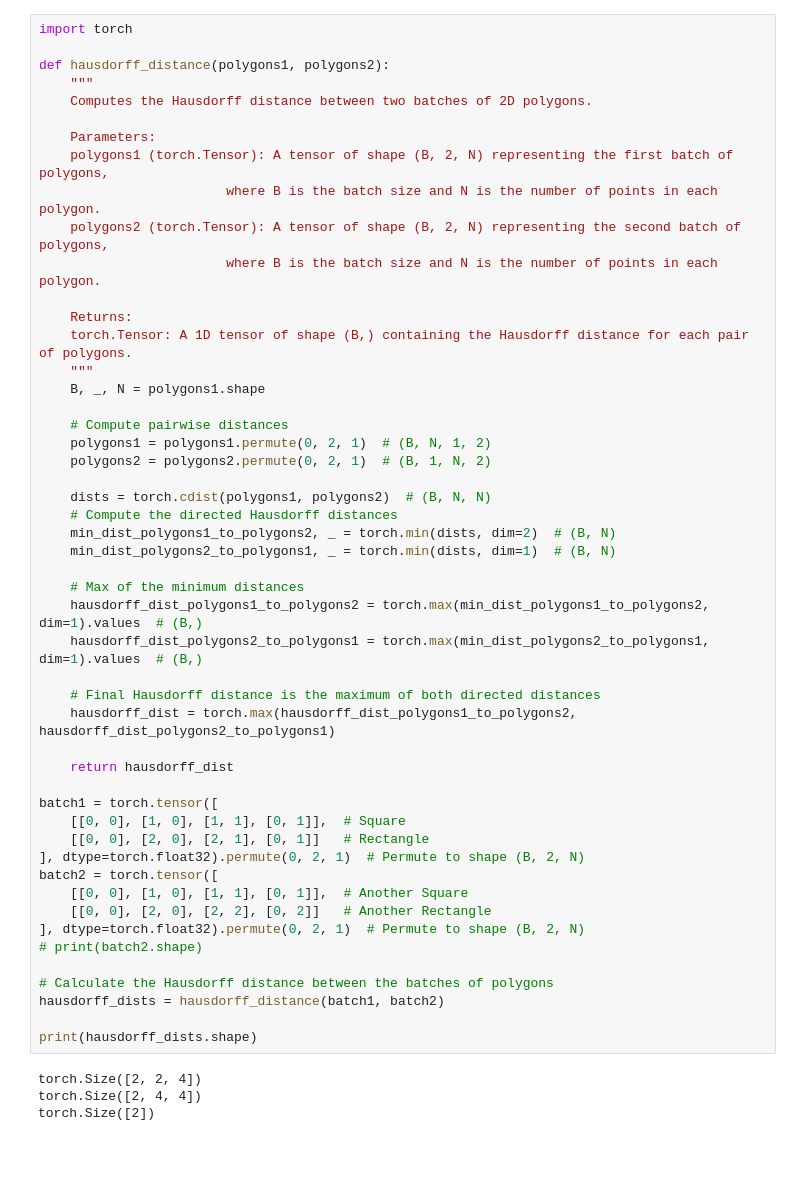
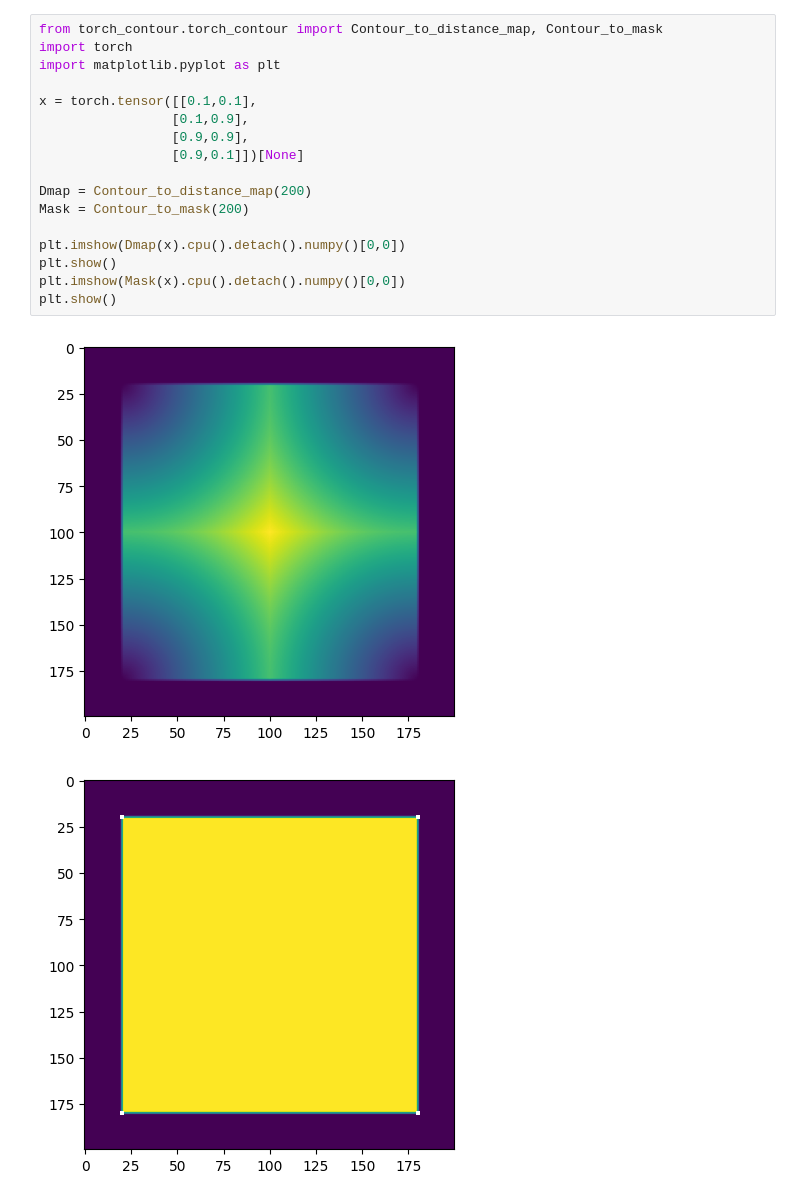
Before and after one commit to antoinehabis/torch_contour, a Jupyter notebook: test.ipynb, the cells around one changed output. Saved outputs shown, nothing was run; the diff lists cells and outputs as text; blank space fills up the shorter version.

```diff
--- a/test.ipynb
+++ b/test.ipynb
@@ -11,54 +1,20 @@ torch.Size([1, 30])
-# %%
-import torch
-
-def hausdorff_distance(polygons1, polygons2):
-    """
-    Computes the Hausdorff distance between two batches of 2D polygons.
-
-    Parameters:
-    polygons1 (torch.Tensor): A tensor of shape (B, 2, N) representing the first batch of polygons,
-                        where B is the batch size and N is the number of points in each polygon.
-    polygons2 (torch.Tensor): A tensor of shape (B, 2, N) representing the second batch of polygons,
-                        where B is the batch size and N is the number of points in each polygon.
-
-    Returns:
-    torch.Tensor: A 1D tensor of shape (B,) containing the Hausdorff distance for each pair of polygons.
-    """
-    B, _, N = polygons1.shape
-
-    # Compute pairwise distances
-    polygons1 = polygons1.permute(0, 2, 1)  # (B, N, 1, 2)
-    polygons2 = polygons2.permute(0, 2, 1)  # (B, 1, N, 2)
-
-    dists = torch.cdist(polygons1, polygons2)  # (B, N, N)
-    # Compute the directed Hausdorff distances
-    min_dist_polygons1_to_polygons2, _ = torch.min(dists, dim=2)  # (B, N)
-    min_dist_polygons2_to_polygons1, _ = torch.min(dists, dim=1)  # (B, N)
-
-    # Max of the minimum distances
-    hausdorff_dist_polygons1_to_polygons2 = torch.max(min_dist_polygons1_to_polygons2, dim=1).values  # (B,)
-    hausdorff_dist_polygons2_to_polygons1 = torch.max(min_dist_polygons2_to_polygons1, dim=1).values  # (B,)
-
-    # Final Hausdorff distance is the maximum of both directed distances
-    hausdorff_dist = torch.max(hausdorff_dist_polygons1_to_polygons2, hausdorff_dist_polygons2_to_polygons1)
-
-    return hausdorff_dist
-
-batch1 = torch.tensor([
-    [[0, 0], [1, 0], [1, 1], [0, 1]],  # Square
-    [[0, 0], [2, 0], [2, 1], [0, 1]]   # Rectangle
-], dtype=torch.float32).permute(0, 2, 1)  # Permute to shape (B, 2, N)
-batch2 = torch.tensor([
-    [[0, 0], [1, 0], [1, 1], [0, 1]],  # Another Square
-    [[0, 0], [2, 0], [2, 2], [0, 2]]   # Another Rectangle
-], dtype=torch.float32).permute(0, 2, 1)  # Permute to shape (B, 2, N)
-# print(batch2.shape)
-
-# Calculate the Hausdorff distance between the batches of polygons
-hausdorff_dists = hausdorff_distance(batch1, batch2)
-
-print(hausdorff_dists.shape)
-# %% [output]
-torch.Size([2, 2, 4])
-torch.Size([2, 4, 4])
-torch.Size([2])
+# %%
+from torch_contour.torch_contour import Contour_to_distance_map, Contour_to_mask
+import torch
+import matplotlib.pyplot as plt
+
+x = torch.tensor([[0.1,0.1],
+                 [0.1,0.9],
+                 [0.9,0.9],
+                 [0.9,0.1]])[None]
+
+Dmap = Contour_to_distance_map(200)
+Mask = Contour_to_mask(200)
+
+plt.imshow(Dmap(x).cpu().detach().numpy()[0,0])
+plt.show()
+plt.imshow(Mask(x).cpu().detach().numpy()[0,0])
+plt.show()
+# %% [output]
+[figure, added]
+[figure, added]
```
Also changed, not shown: parts of 1 cell of this notebook, 4 other files.
